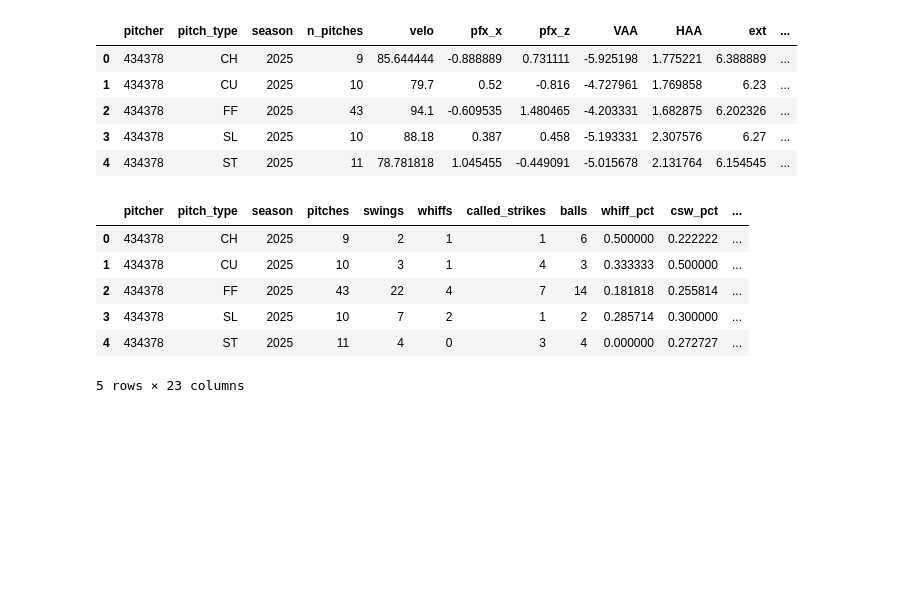
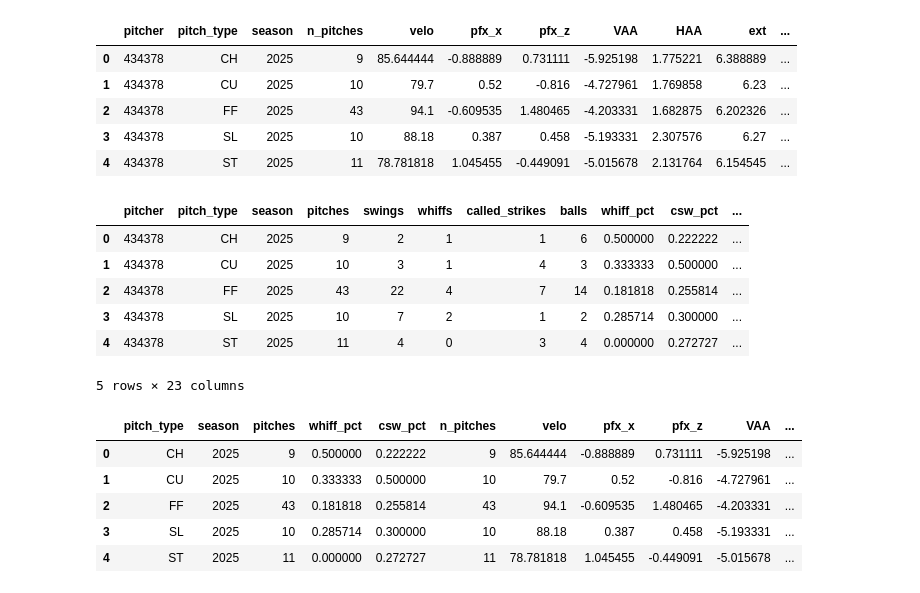
Before and after one commit to mcgillies/PitchArsenalModelling, a Jupyter notebook: src/data/test_nb.ipynb, the cells around one changed output. Saved outputs shown, nothing was run; the diff lists cells and outputs as text; code cells hidden in the pictures; blank space fills up the shorter version.

```diff
--- a/src/data/test_nb.ipynb
+++ b/src/data/test_nb.ipynb
@@ -19,7 +19,7 @@ statcast_data.head()
 5 rows × 118 columns
 # %%
 # cols i want:
-cols=['game_date', 'pitch_type', 'p_throws', 'stand', 'events', 'description', 'release_speed', 'release_pos_x', 'release_pos_y', 'release_pos_z', 'player_name', 'pfx_x', 'pfx_z', 'plate_x', 'plate_z', 'effective_speed', 'release_spin_rate', 'release_extension', 'pitcher', 'spin_axis']
+cols=['game_date', 'pitch_type', 'p_throws', 'stand', 'events', 'description', 'p_throws', 'release_speed', 'release_pos_x', 'release_pos_y', 'release_pos_z', 'player_name', 'HB', 'IVB', 'plate_x', 'plate_z', 'effective_speed', 'release_spin_rate', 'release_extension', 'pitcher', 'spin_axis']
 # %%
 filt_data = statcast_data[cols]
 # %%
@@ -165,0 +166,12 @@ final.to_parquet('initial_short_pitches_description_whiff_csw_stats.parquet')
+# %%
+# remove unneccessary columns
+filtered_pitches = final.drop(columns=['pitcher', 'swings', 'whiffs', 'called_strikes', 'balls', 'n_pitches'])
+# %%
+filtered_pitches.head()
+# %% [output]
+|  | pitch_type | season | pitches | whiff_pct | csw_pct | n_pitches | velo | pfx_x | pfx_z | VAA | ... |
+| 0 | CH | 2025 | 9 | 0.500000 | 0.222222 | 9 | 85.644444 | -0.888889 | 0.731111 | -5.925198 | ... |
+| 1 | CU | 2025 | 10 | 0.333333 | 0.500000 | 10 | 79.7 | 0.52 | -0.816 | -4.727961 | ... |
+| 2 | FF | 2025 | 43 | 0.181818 | 0.255814 | 43 | 94.1 | -0.609535 | 1.480465 | -4.203331 | ... |
+| 3 | SL | 2025 | 10 | 0.285714 | 0.300000 | 10 | 88.18 | 0.387 | 0.458 | -5.193331 | ... |
+| 4 | ST | 2025 | 11 | 0.000000 | 0.272727 | 11 | 78.781818 | 1.045455 | -0.449091 | -5.015678 | ... |
```
Also changed, not shown: parts of 4 cells of this notebook.
